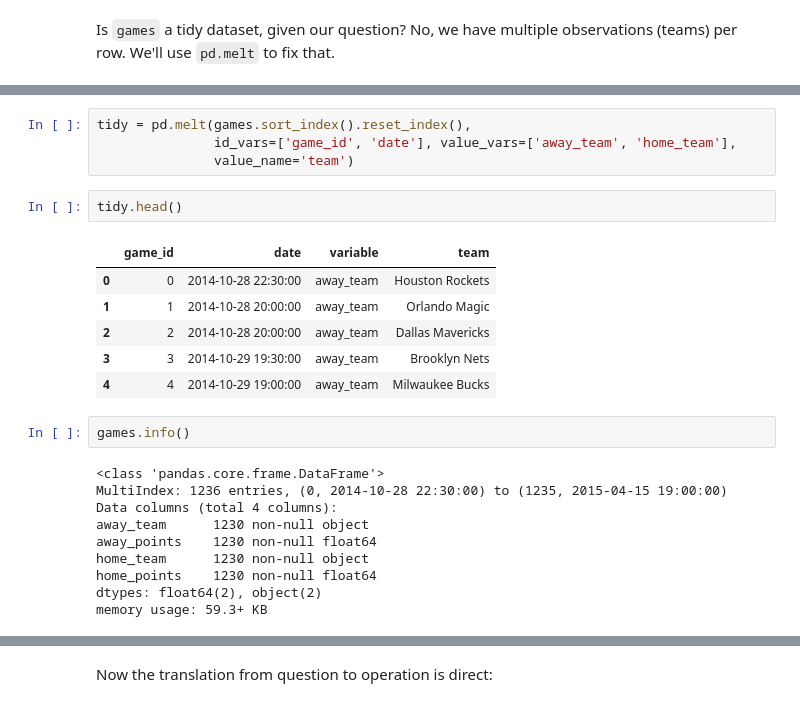
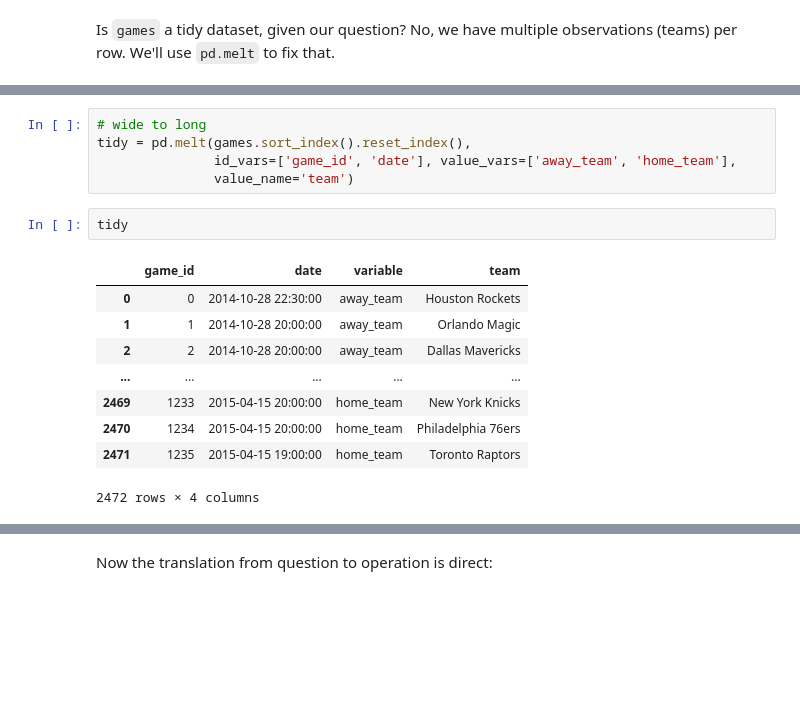
Before and after one commit to jreback/PyDataNYC2015, a Jupyter notebook: tutorial/4. Tidy Data.ipynb, the cells around one changed output, grey strips where cells are left out. Drawn from its saved outputs; the diff is of its cells as text; blank space fills up the shorter version.

```diff
--- a/tutorial/4. Tidy Data.ipynb
+++ b/tutorial/4. Tidy Data.ipynb
@@ -64,25 +95,17 @@ Is `games` a tidy dataset, given our question? No, we have multiple observations
 # %%
+# wide to long
 tidy = pd.melt(games.sort_index().reset_index(),
                id_vars=['game_id', 'date'], value_vars=['away_team', 'home_team'],
                value_name='team')
 # %%
-tidy.head()
+tidy
 # %% [output]
 |  | game_id | date | variable | team |
 | 0 | 0 | 2014-10-28 22:30:00 | away_team | Houston Rockets |
 | 1 | 1 | 2014-10-28 20:00:00 | away_team | Orlando Magic |
 | 2 | 2 | 2014-10-28 20:00:00 | away_team | Dallas Mavericks |
-| 3 | 3 | 2014-10-29 19:30:00 | away_team | Brooklyn Nets |
-| 4 | 4 | 2014-10-29 19:00:00 | away_team | Milwaukee Bucks |
+| ... | ... | ... | ... | ... |
+| 2469 | 1233 | 2015-04-15 20:00:00 | home_team | New York Knicks |
+| 2470 | 1234 | 2015-04-15 20:00:00 | home_team | Philadelphia 76ers |
+| 2471 | 1235 | 2015-04-15 19:00:00 | home_team | Toronto Raptors |
+2472 rows × 4 columns
-# %%
-games.info()
-# %% [output]
-<class 'pandas.core.frame.DataFrame'>
-MultiIndex: 1236 entries, (0, 2014-10-28 22:30:00) to (1235, 2015-04-15 19:00:00)
-Data columns (total 4 columns):
-away_team      1230 non-null object
-away_points    1230 non-null float64
-home_team      1230 non-null object
-home_points    1230 non-null float64
-dtypes: float64(2), object(2)
-memory usage: 59.3+ KB
```
Also changed, not shown: parts of 6 cells of this notebook, 3 other files.
